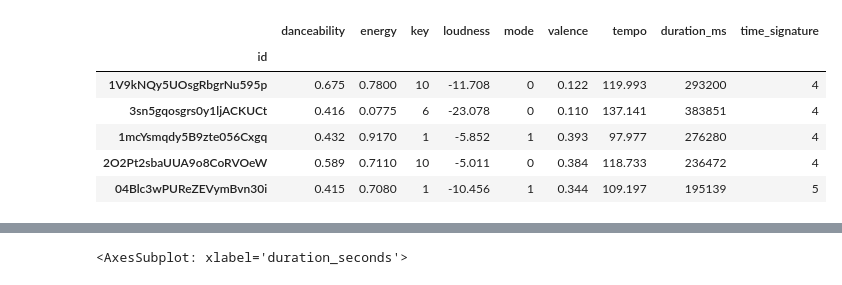
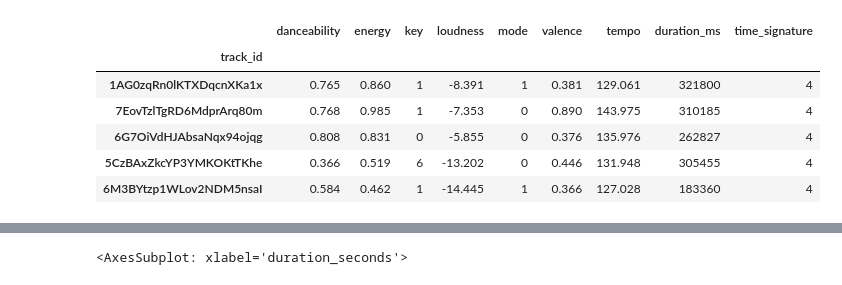
Before and after one commit to fabmav/Spotify_Radar_Playlist, a Jupyter notebook: DataAnalysisSpotify.ipynb, the cells around one changed output, grey strips where cells are left out. Saved outputs shown, nothing was run; the diff lists cells and outputs as text; code cells hidden in the pictures.

```diff
--- a/DataAnalysisSpotify.ipynb
+++ b/DataAnalysisSpotify.ipynb
@@ -4,16 +4,16 @@ import seaborn as sns
 import statsmodels.api as sm
 import scipy.stats as sp
 # %%
-df=pd.read_csv('test_stat_playlist.txt',index_col='id')
+df=pd.read_csv('stats/stat_audio_features.txt',index_col='track_id')
 df.head()
 # %% [output]
 |  | danceability | energy | key | loudness | mode | valence | tempo | duration_ms | time_signature |
-| id |  |  |  |  |  |  |  |  |  |
-| 1V9kNQy5UOsgRbgrNu595p | 0.675 | 0.7800 | 10 | -11.708 | 0 | 0.122 | 119.993 | 293200 | 4 |
-| 3sn5gqosgrs0y1ljACKUCt | 0.416 | 0.0775 | 6 | -23.078 | 0 | 0.110 | 137.141 | 383851 | 4 |
-| 1mcYsmqdy5B9zte056Cxgq | 0.432 | 0.9170 | 1 | -5.852 | 1 | 0.393 | 97.977 | 276280 | 4 |
-| 2O2Pt2sbaUUA9o8CoRVOeW | 0.589 | 0.7110 | 10 | -5.011 | 0 | 0.384 | 118.733 | 236472 | 4 |
-| 04Blc3wPUReZEVymBvn30i | 0.415 | 0.7080 | 1 | -10.456 | 1 | 0.344 | 109.197 | 195139 | 5 |
+| track_id |  |  |  |  |  |  |  |  |  |
+| 1AG0zqRn0lKTXDqcnXKa1x | 0.765 | 0.860 | 1 | -8.391 | 1 | 0.381 | 129.061 | 321800 | 4 |
+| 7EovTzlTgRD6MdprArq80m | 0.768 | 0.985 | 1 | -7.353 | 0 | 0.890 | 143.975 | 310185 | 4 |
+| 6G7OiVdHJAbsaNqx94ojqg | 0.808 | 0.831 | 0 | -5.855 | 0 | 0.376 | 135.976 | 262827 | 4 |
+| 5CzBAxZkcYP3YMKOKtTKhe | 0.366 | 0.519 | 6 | -13.202 | 0 | 0.446 | 131.948 | 305455 | 4 |
+| 6M3BYtzp1WLov2NDM5nsaI | 0.584 | 0.462 | 1 | -14.445 | 1 | 0.366 | 127.028 | 183360 | 4 |
 # %%
 def minute_seconds(x) :
     rounded = round(x/1000)
```
Also changed, not shown: parts of 10 cells of this notebook, 2 other files.
